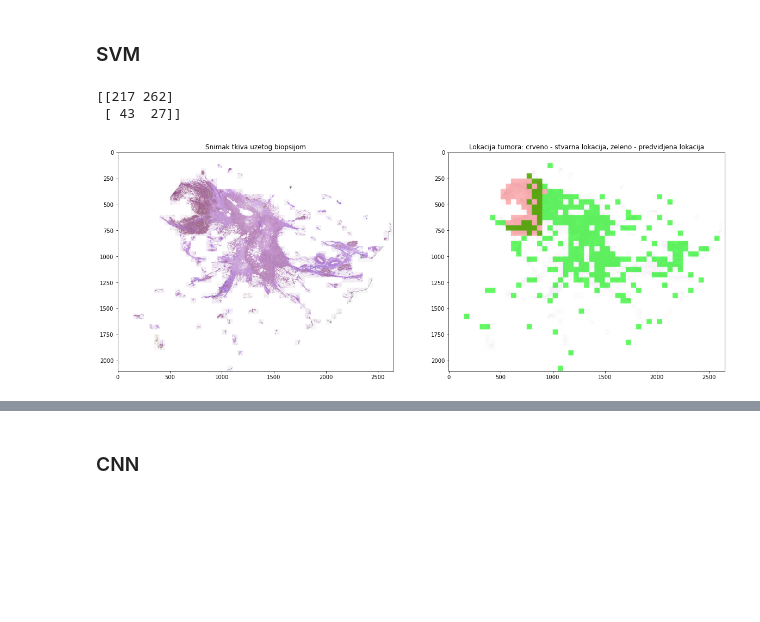
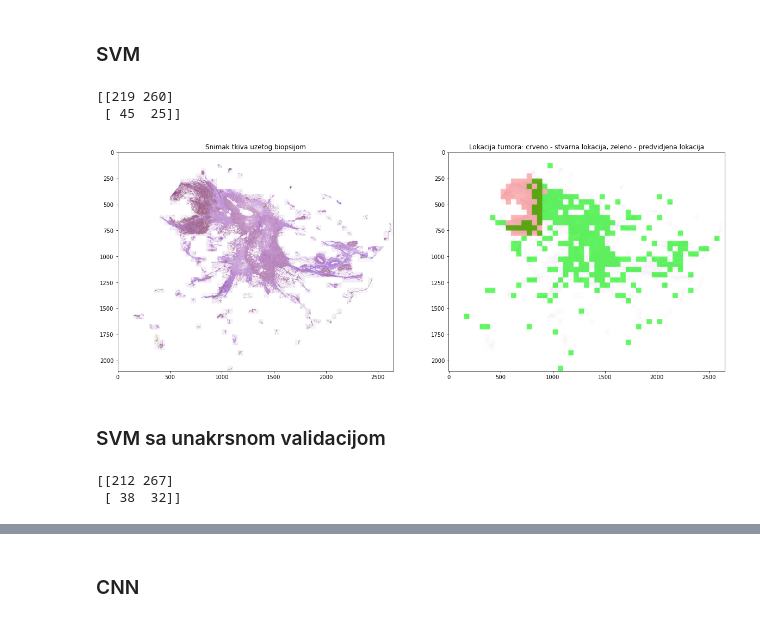
Before and after one commit to ana-96/CNN-and-Analysis-of-Cancer-Imaginary, a Jupyter notebook: predict.ipynb, the cells around one changed output, grey strips where cells are left out. Drawn from its saved outputs; the diff is of its cells as text; code cells hidden in the pictures; blank space fills up the shorter version.

```diff
--- a/predict.ipynb
+++ b/predict.ipynb
@@ -142,13 +145,15 @@ imgs_svm = img_pca.fit_transform(imgs_svm)
 # %% [markdown]
 ### SVM
 # %%
-y_pred_svm = svm.predict(imgs_svm)
+y_pred = svm.predict(imgs_svm)
 # %%
-print(metrics.confusion_matrix(y,y_pred_svm))
+print(metrics.confusion_matrix(y,y_pred))
 # %% [output]
-[[217 262]
- [ 43  27]]
+[[219 260]
+ [ 45  25]]
 # %%
-plot_img(10253,y_pred_svm)
+plot_img(10253,y_pred)
 # %% [output]
-[figure, old version]
+[figure, new version]
+# %% [markdown]
+### SVM sa unakrsnom validacijom
@@ -154,0 +162,5 @@ plot_img(10253,y_pred_svm)
+# %%
+print(metrics.confusion_matrix(y,y_pred))
+# %% [output]
+[[212 267]
+ [ 38  32]]
```
Also changed, not shown: parts of 3 cells of this notebook, 6 other files.
